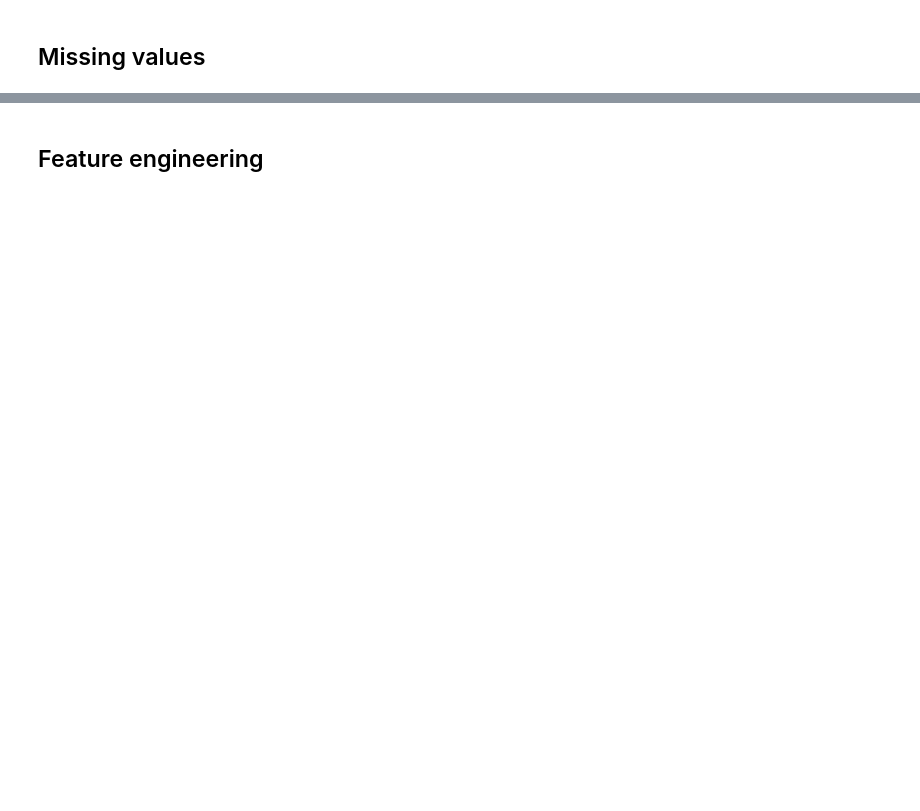
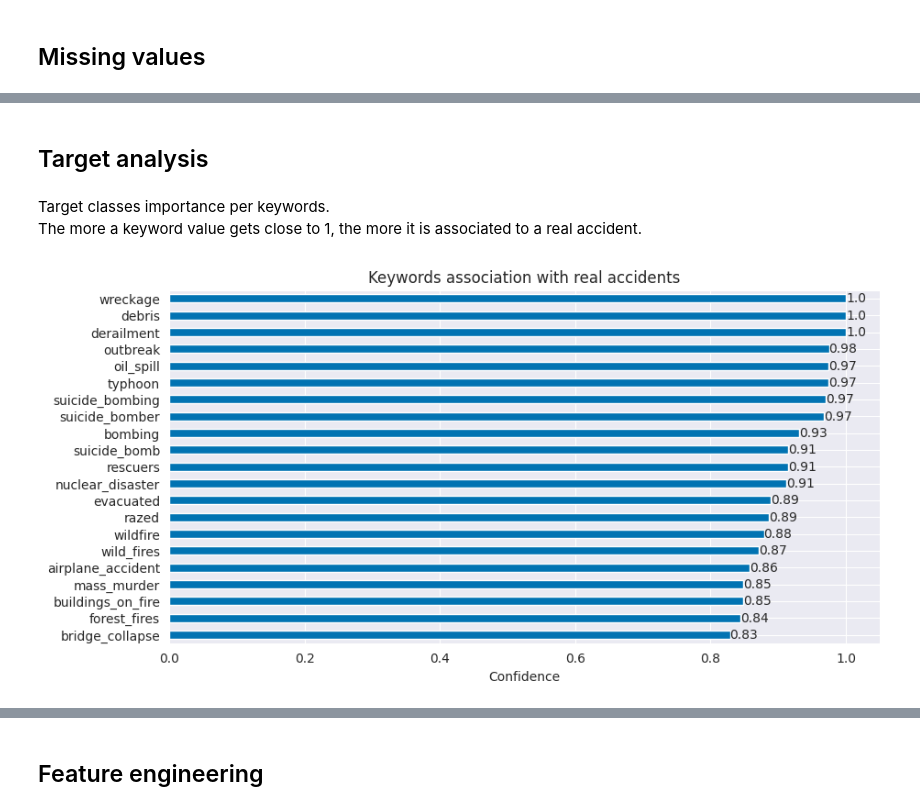
Before and after one commit to NanoClem/nlp-disasters-tweets, a Jupyter notebook: tweets_disasters_EDA.ipynb, the cells around one changed output, grey strips where cells are left out. Drawn from its saved outputs; the diff is of its cells as text; code cells hidden in the pictures; blank space fills up the shorter version.

```diff
--- a/tweets_disasters_EDA.ipynb
+++ b/tweets_disasters_EDA.ipynb
@@ -67,0 +95,24 @@ msno.matrix(df_train)
+# %%
+df_train["keyword"] = df_train["keyword"].str.replace("%20", "_")
+# %% [markdown]
+## Target analysis
+# %% [markdown]
+Target classes importance per keywords.
+The more a keyword value gets close to 1, the more it is associated to a real accident.
+# %%
+keys_confidence = df_train.groupby("keyword")["target"].mean()
+# %%
+plt.figure(figsize=(10, 5))
+
+ax = keys_confidence[keys_confidence > 0.8].sort_values().plot(kind="barh")
+
+plt.title("Keywords association with real accidents")
+plt.ylabel(None)
+plt.xlabel("Confidence")
+plt.bar_label(
+    ax.containers[0],
+    labels=[np.round(val, 2) for val in ax.containers[0].datavalues],
+)
+plt.show()
+# %% [output]
+[figure, added]
```
Also changed, not shown: parts of 41 cells of this notebook.
